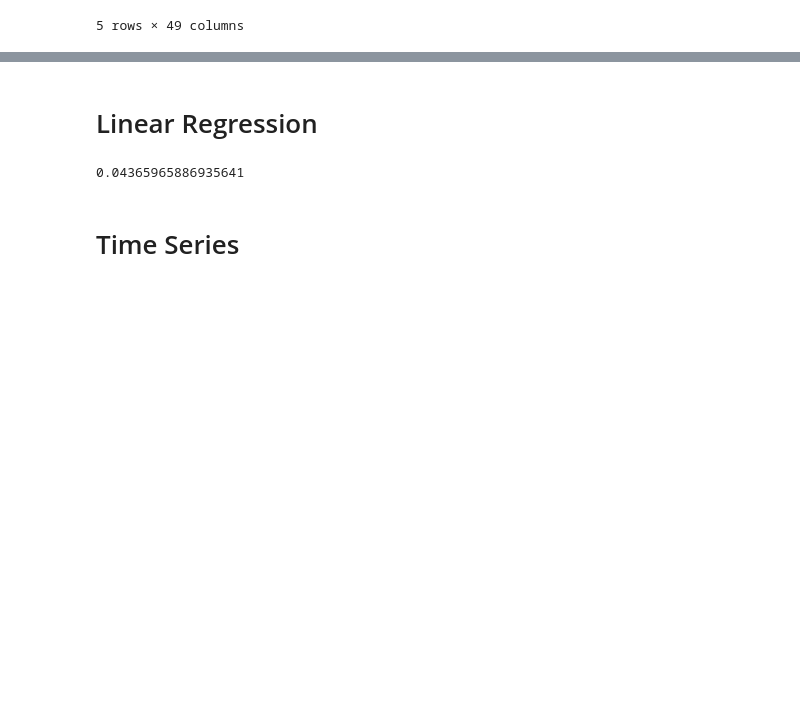
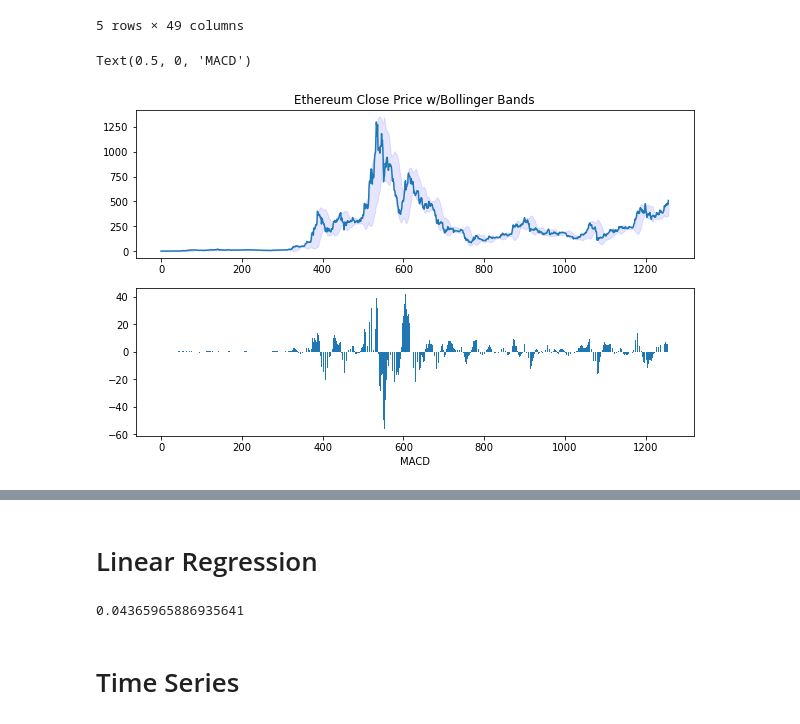
Before and after one commit to MohammedAamerHussain/Crypto-Portfolio-optimization, a Jupyter notebook: FInal Project CN.ipynb, the cells around one changed output, grey strips where cells are left out. Drawn from its saved outputs; the diff is of its cells as text; code cells hidden in the pictures; blank space fills up the shorter version.

```diff
--- a/FInal Project CN.ipynb
+++ b/FInal Project CN.ipynb
@@ -54,5 +54,17 @@ data.tail()
 | 1255 | 2020-11-19 | 479.481018 | 480.121735 | 465.704254 | 471.630432 | 471.630432 | 1.247393e+10 | 23.620001 | 24.52 | 22.559999 | ... | ... |
 | 1256 | 2020-11-20 | 471.631470 | 513.610352 | 471.631470 | 509.744568 | 509.744568 | 1.862994e+10 | 23.430000 | 23.73 | 22.129999 | ... | ... |
 5 rows × 49 columns
+# %%
+fig=plt.figure(figsize=(10,6))
+ax1=fig.add_subplot(211)
+ax1.plot(data["Close"])
+ax1.fill_between(range(0,len(data)),data["Bollinger_High"],data["Bollinger_Low"], color='b', alpha=.1)
+ax1.set_title("Ethereum Close Price w/Bollinger Bands")
+ax2=fig.add_subplot(212)
+ax2.bar(x=range(0,len(data)),height=data["MACD_Indicator"])
+ax2.set_xlabel("MACD")
+# %% [output]
+Text(0.5, 0, 'MACD')
+[figure, added]
 # %%
 h=1 #forecast horizon
```
Also changed, not shown: parts of 10 cells of this notebook.
